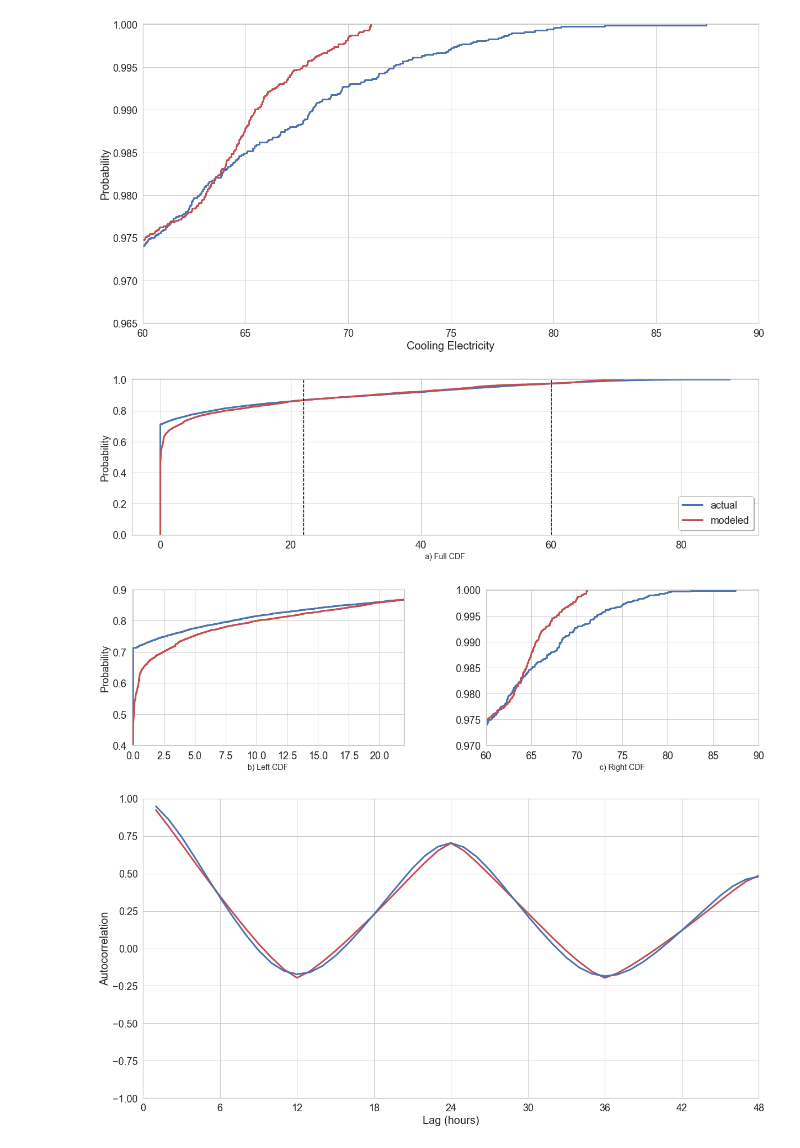
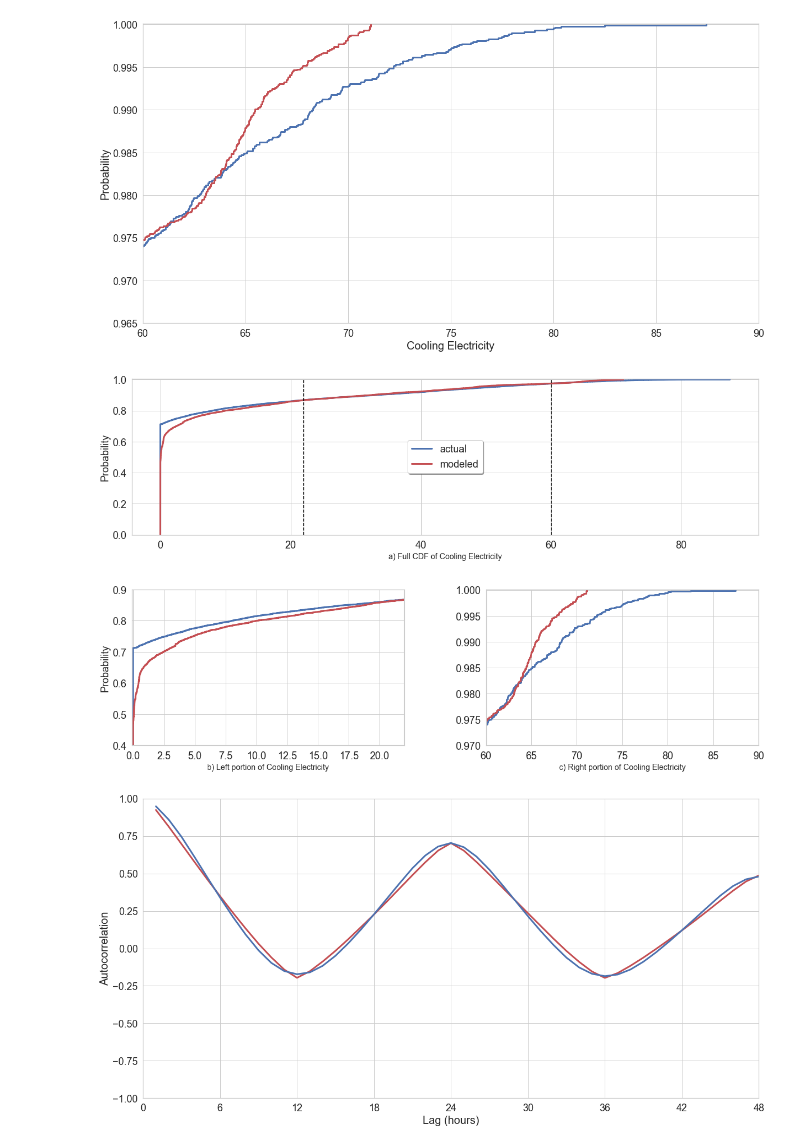
Before and after one commit to nllong/Ambient-Loop-Metamodels, a Jupyter notebook: residuals.ipynb, the cells around one changed output. Drawn from its saved outputs; the diff is of its cells as text; code cells hidden in the pictures.

```diff
--- a/residuals.ipynb
+++ b/residuals.ipynb
@@ -240,39 +240,38 @@ with plt.rc_context(config):
     ax2 = plt.subplot2grid(gridsize, (1, 0))
     ax3 = plt.subplot2grid(gridsize, (1, 1))
 
     sns.ecdfplot(df2[response_var], color='b', lw=3, ax=ax1, label='actual')
     sns.ecdfplot(df2[modeled_var], color='r', lw=3, ax=ax1, label='modeled')
     ax1.set_ylim([0.0, 1.005])
 #     ax.set_xlim([20, 60])
-    ax1.set_xlabel('a) Full CDF', fontsize=14)
+    ax1.set_xlabel('a) Full CDF of Cooling Electricity', fontsize=14)
     ax1.set_ylabel('Probability', fontsize=18)
     ax1.axvline(left_break, linewidth=1.5, color='black', ls='--')
     ax1.axvline(right_break, linewidth=1.5, color='black', ls='--')
-    ax1.legend(loc='lower right', shadow=True, fontsize=18)
+    ax1.legend(loc='center', shadow=True, fontsize=18)
 
 
     ax2 = sns.ecdfplot(df2[response_var], color='b', lw=3, ax=ax2)
     ax2 = sns.ecdfplot(df2[modeled_var], color='r', lw=3, ax=ax2)
     ax2.set_xlim(-0.1,left_break)
     ax2.set_ylim(.4, 0.9)
-    ax2.set_xlabel('b) Left CDF', fontsize=14)
+    ax2.set_xlabel('b) Left portion of Cooling Electricity', fontsize=14)
     ax2.set_ylabel('Probability', fontsize=18)
 
     ax3 = sns.ecdfplot(df2[response_var], color='b', lw=3, ax=ax3)
     ax3 = sns.ecdfplot(df2[modeled_var], color='r', lw=3, ax=ax3)
     ax3.set_ylim([0.97, 1.0001])
     ax3.set_xlim([right_break, 90])
-    ax3.set_xlabel('c) Right CDF', fontsize=14)
+    ax3.set_xlabel('c) Right portion of Cooling Electricity', fontsize=14)
     ax3.set_ylabel(None)
 
 
     plt.subplots_adjust(hspace=0.35, wspace=0.3)
 
-
     # misses the top 1.5%
     plt.savefig(f'fig_17b_{response_var}_ecdf_combined.png')
 # %% [output]
-[figure, old version]
+[figure, new version]
 # %%
 def autocorrelation(series, lower=0.95, upper=0.99, ax=None, **kwds):
     # require scipy
```
Also changed, not shown: 1 other file.
